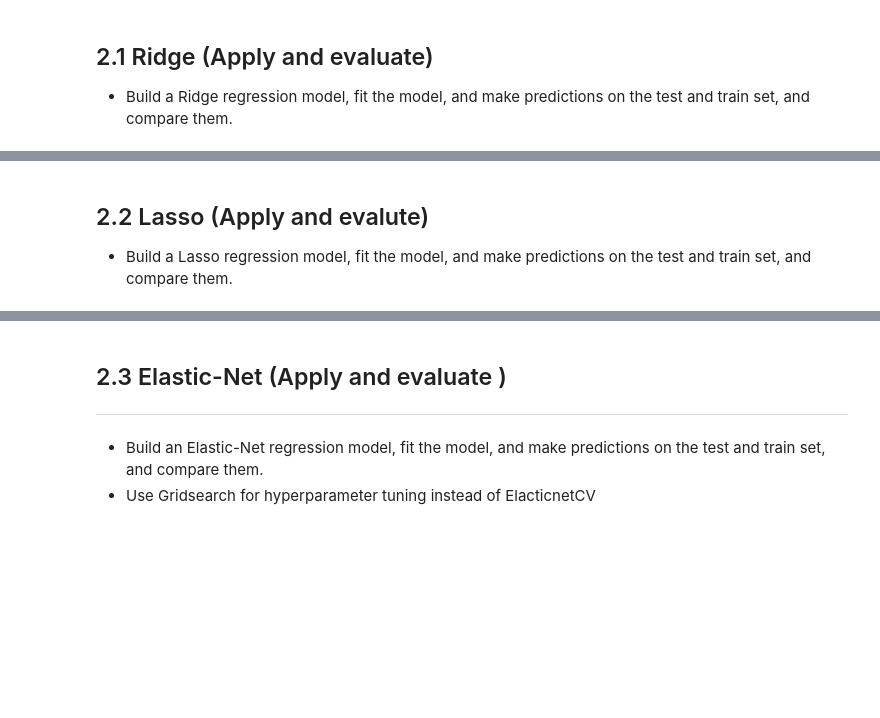
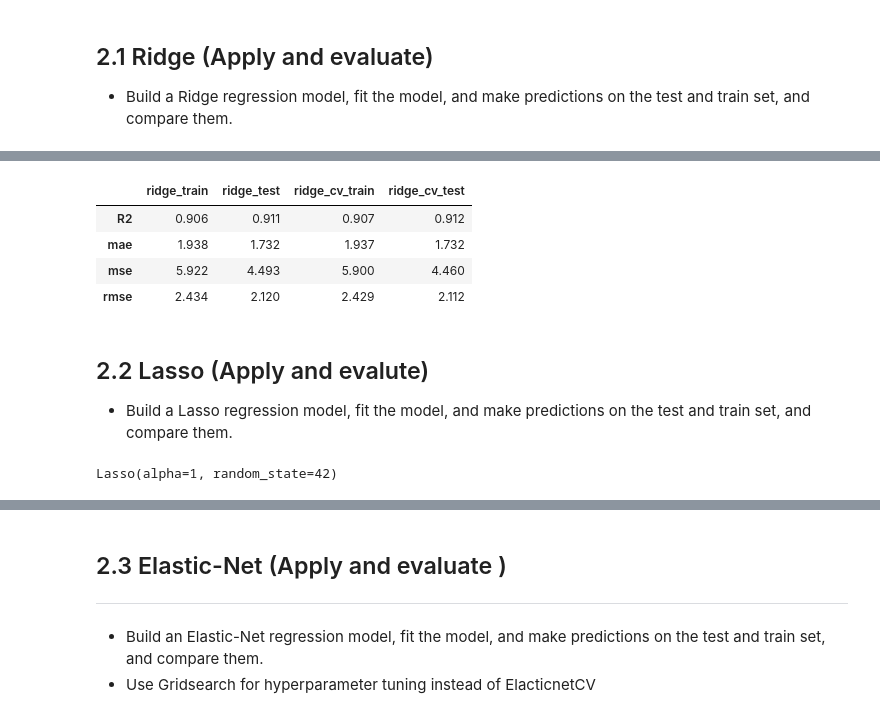
Before and after one commit to firatolcum/Clarusway_Machine_Learning_Course, a Jupyter notebook: ML - Case Study_1 -Concrete Slump Test Prediction/cement_slump_notebook_blank.ipynb, the cells around one changed output, grey strips where cells are left out. Cells and saved outputs as stored; diff of their text form; code cells hidden in the pictures; blank space fills up the shorter version.

```diff
--- a/ML - Case Study_1 -Concrete Slump Test Prediction/cement_slump_notebook_blank.ipynb
+++ b/ML - Case Study_1 -Concrete Slump Test Prediction/cement_slump_notebook_blank.ipynb
@@ -157,0 +336,4 @@ X_train, X_test, y_train, y_test = train_test_split(X, y, test_size=0.2, random_
+# %%
+ridge_cv_model = RidgeCV(alphas=alpha_space, cv=5, scoring="neg_root_mean_squared_error")
+# %%
+ridge_cv_model.fit(X_train_scaled, y_train)
@@ -157,0 +360,6 @@ X_train, X_test, y_train, y_test = train_test_split(X, y, test_size=0.2, random_
+# %%
+y_pred = ridge_cv_model.predict(X_test_scaled)
+y_train_pred = ridge_cv_model.predict(X_train_scaled)
+# %%
+ridge_cv_scores = train_val(y_train, y_train_pred, y_test, y_pred, "ridge_cv")
+ridge_cv_scores
@@ -157,0 +372,8 @@ X_train, X_test, y_train, y_test = train_test_split(X, y, test_size=0.2, random_
+# %%
+pd.concat([ridge_score, ridge_cv_scores], axis=1)
+# %% [output]
+|  | ridge_train | ridge_test | ridge_cv_train | ridge_cv_test |
+| R2 | 0.906 | 0.911 | 0.907 | 0.912 |
+| mae | 1.938 | 1.732 | 1.937 | 1.732 |
+| mse | 5.922 | 4.493 | 5.900 | 4.460 |
+| rmse | 2.434 | 2.120 | 2.429 | 2.112 |
@@ -160,0 +389,4 @@ X_train, X_test, y_train, y_test = train_test_split(X, y, test_size=0.2, random_
+# %%
+lasso_model.fit(X_train_scaled, y_train)
+# %% [output]
+Lasso(alpha=1, random_state=42)
```
Also changed, not shown: parts of 62 cells of this notebook, 1 other file.
